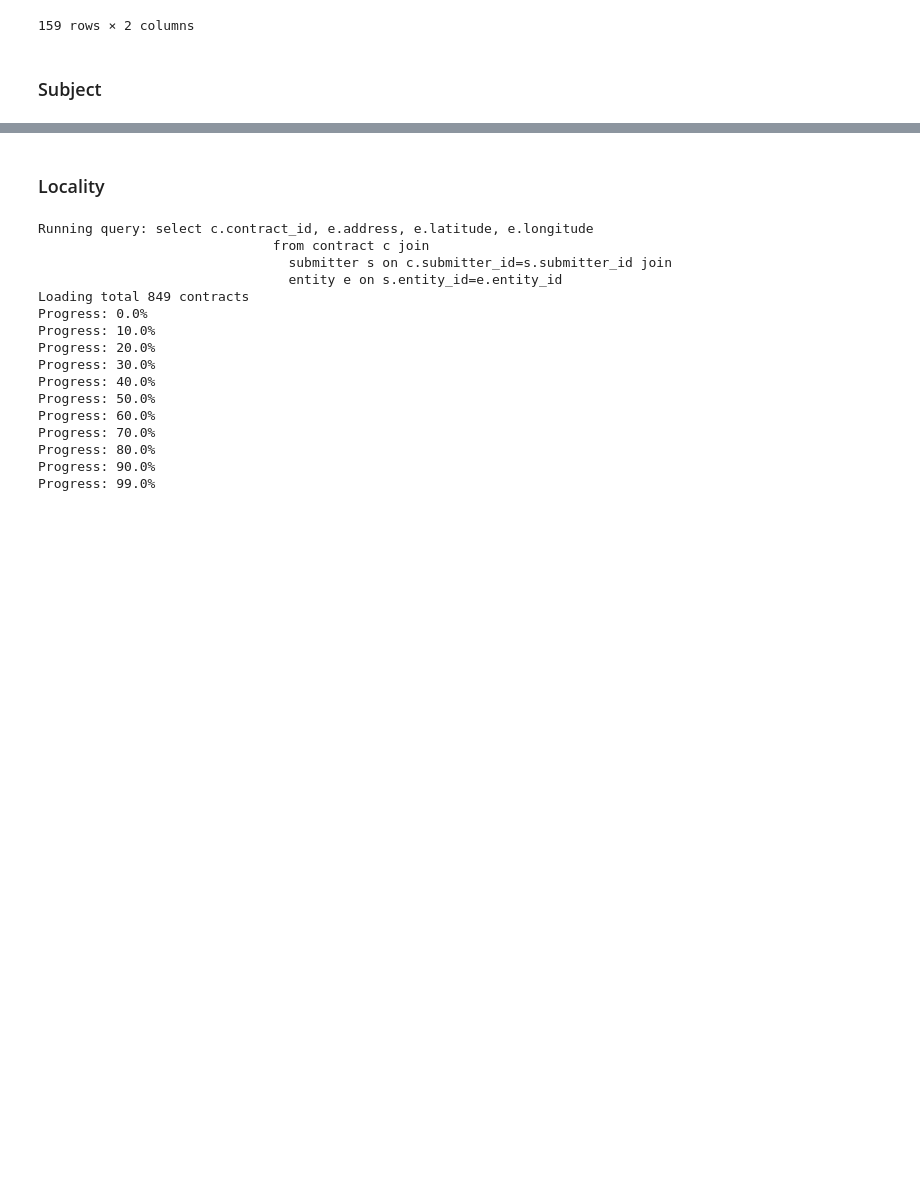
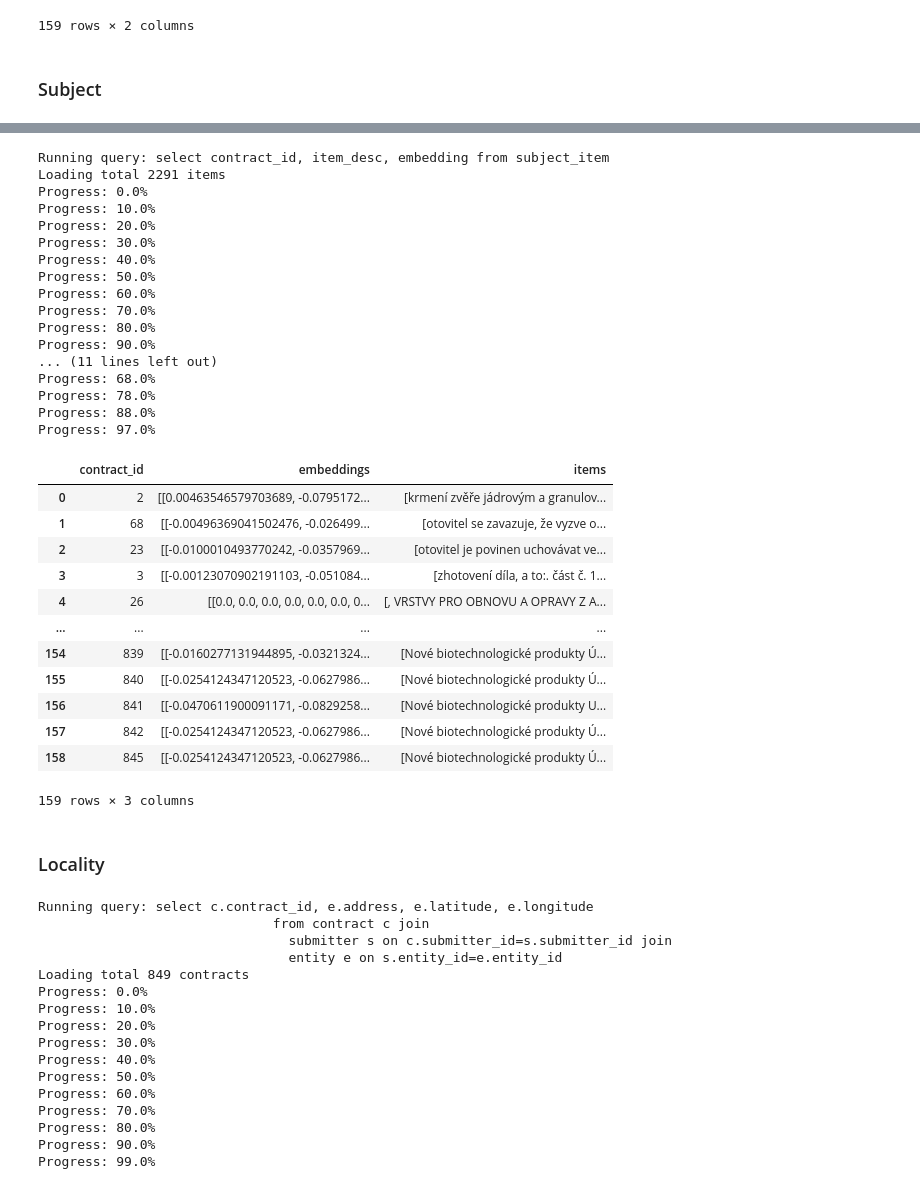
Before and after one commit to opendatalabcz/public-contract-recommendation, a Jupyter notebook: research/src/recommender_research.ipynb, the cells around one changed output, grey strips where cells are left out. Saved outputs shown, nothing was run; the diff lists cells and outputs as text; code cells hidden in the pictures; blank space fills up the shorter version.

```diff
--- a/research/src/recommender_research.ipynb
+++ b/research/src/recommender_research.ipynb
@@ -402,2 +241,37 @@ df_contract_items_merged
+# %%
+cimngr = ContractItemManager(psycopg2_conn)
+df_contract_items_merged = cimngr.load()
+df_contract_items_merged
+# %% [output]
+Running query: select contract_id, item_desc, embedding from subject_item
+Loading total 2291 items
+Progress: 0.0%
+Progress: 10.0%
+Progress: 20.0%
+Progress: 30.0%
+Progress: 40.0%
+Progress: 50.0%
+Progress: 60.0%
+Progress: 70.0%
+Progress: 80.0%
+Progress: 90.0%
+... (11 lines left out)
+Progress: 68.0%
+Progress: 78.0%
+Progress: 88.0%
+Progress: 97.0%
+|  | contract_id | embeddings | items |
+| 0 | 2 | [[0.00463546579703689, -0.0795172... | [krmení zvěře jádrovým a granulov... |
+| 1 | 68 | [[-0.00496369041502476, -0.026499... | [otovitel se zavazuje, že vyzve o... |
+| 2 | 23 | [[-0.0100010493770242, -0.0357969... | [otovitel je povinen uchovávat ve... |
+| 3 | 3 | [[-0.00123070902191103, -0.051084... | [zhotovení díla, a to:. část č. 1... |
+| 4 | 26 | [[0.0, 0.0, 0.0, 0.0, 0.0, 0.0, 0... | [, VRSTVY PRO OBNOVU A OPRAVY Z A... |
+| ... | ... | ... | ... |
+| 154 | 839 | [[-0.0160277131944895, -0.0321324... | [Nové biotechnologické produkty Ú... |
+| 155 | 840 | [[-0.0254124347120523, -0.0627986... | [Nové biotechnologické produkty Ú... |
+| 156 | 841 | [[-0.0470611900091171, -0.0829258... | [Nové biotechnologické produkty U... |
+| 157 | 842 | [[-0.0254124347120523, -0.0627986... | [Nové biotechnologické produkty Ú... |
+| 158 | 845 | [[-0.0254124347120523, -0.0627986... | [Nové biotechnologické produkty Ú... |
+159 rows × 3 columns
 # %% [markdown]
 ### Locality
```
Also changed, not shown: parts of 28 cells of this notebook, 2 other files.
